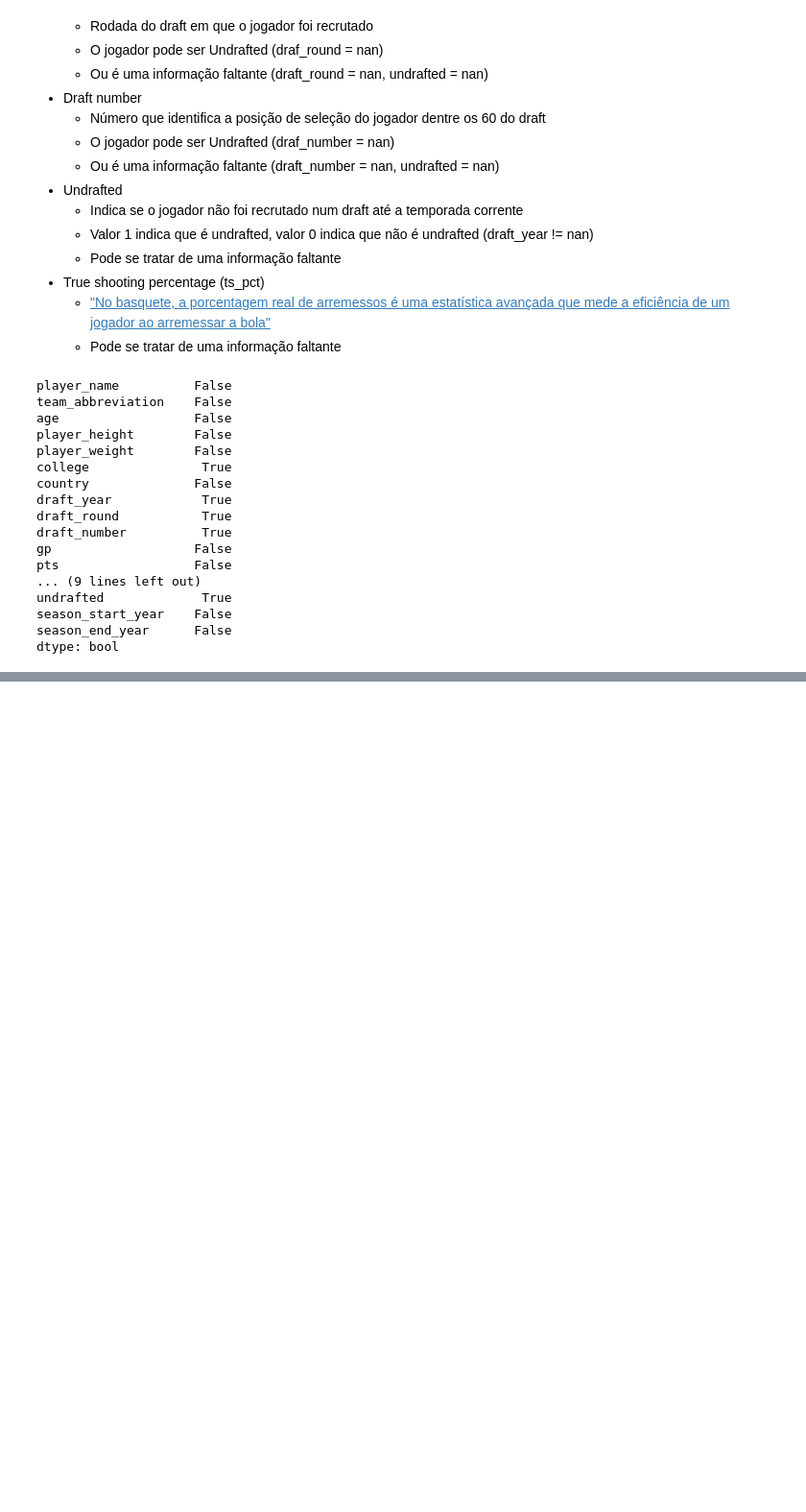
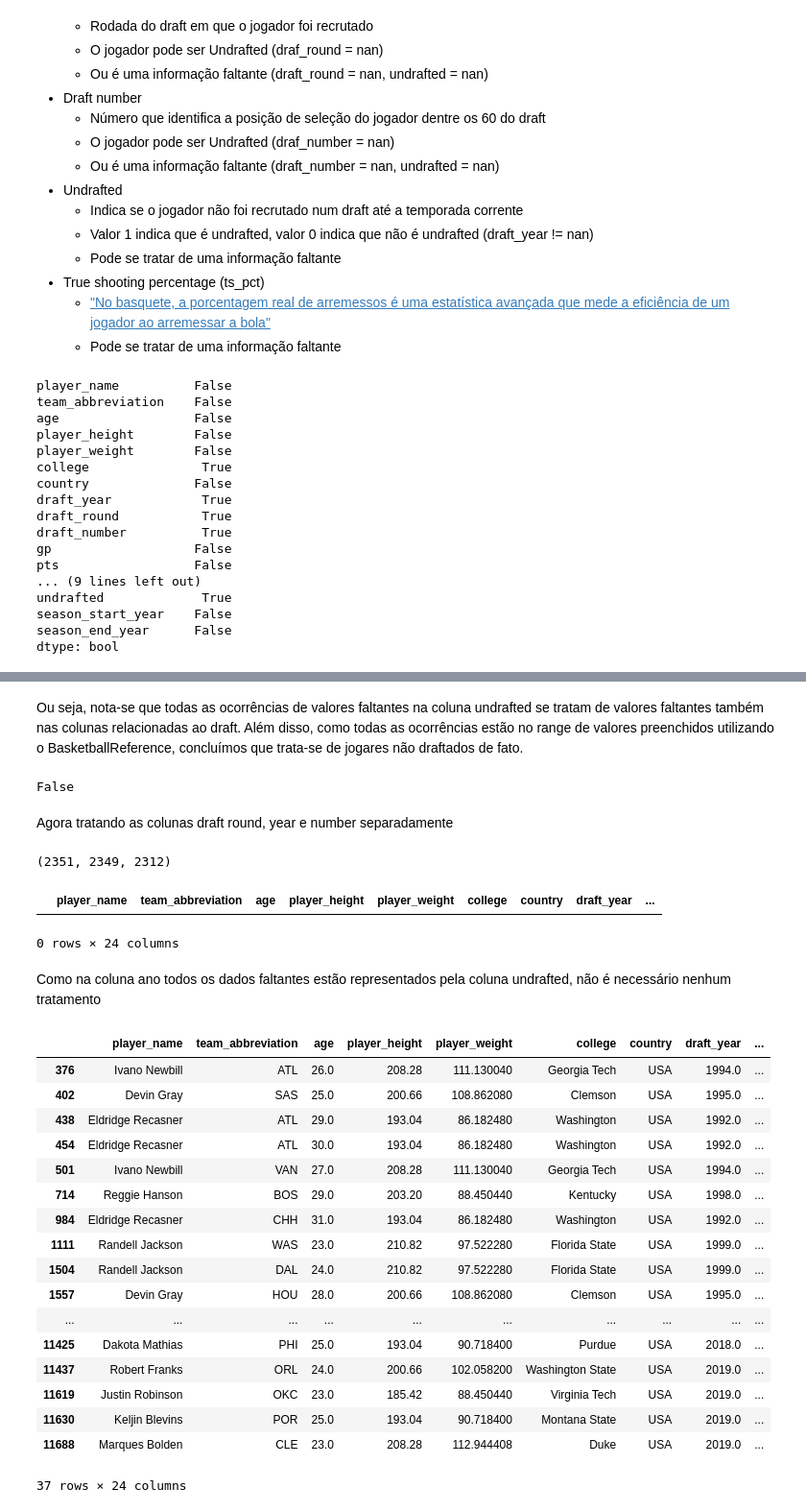
Before and after one commit to tta13/NBA-data-analysis, a Jupyter notebook: code.ipynb, the cells around one changed output, grey strips where cells are left out. Shown at 96% size. Saved outputs shown, nothing was run; the diff lists cells and outputs as text; code cells hidden in the pictures; blank space fills up the shorter version.

Commit message:
Add treatment for missing undrafted entries

```diff
--- a/code.ipynb
+++ b/code.ipynb
@@ -872,0 +848,42 @@ df.head()
+# %% [markdown]
+Ou seja, nota-se que todas as ocorrências de valores faltantes na coluna undrafted se tratam de valores faltantes também nas colunas relacionadas ao draft. Além disso, como todas as ocorrências estão no range de valores preenchidos utilizando o BasketballReference, concluímos que trata-se de jogares não draftados de fato.
+# %%
+df.loc[df['undrafted'].isnull(), ['undrafted']] = 1
+# %%
+df['undrafted'].isnull().any()
+# %% [output]
+False
+# %% [markdown]
+Agora tratando as colunas draft round, year e number separadamente
+# %%
+df['draft_number'].isnull().sum(), df['draft_round'].isnull().sum(), df['draft_year'].isnull().sum()
+# %% [output]
+(2351, 2349, 2312)
+# %%
+df[df['draft_year'].isnull() & (df['undrafted'] == 0.0)]
+# %% [output]
+|  | player_name | team_abbreviation | age | player_height | player_weight | college | country | draft_year | ... |
+0 rows × 24 columns
+# %% [markdown]
+Como na coluna ano todos os dados faltantes estão representados pela coluna undrafted, não é necessário nenhum tratamento
+# %%
+df[df['draft_round'].isnull() & (df['undrafted'] == 0.0)]
+# %% [output]
+|  | player_name | team_abbreviation | age | player_height | player_weight | college | country | draft_year | ... |
+| 376 | Ivano Newbill | ATL | 26.0 | 208.28 | 111.130040 | Georgia Tech | USA | 1994.0 | ... |
+| 402 | Devin Gray | SAS | 25.0 | 200.66 | 108.862080 | Clemson | USA | 1995.0 | ... |
+| 438 | Eldridge Recasner | ATL | 29.0 | 193.04 | 86.182480 | Washington | USA | 1992.0 | ... |
+| 454 | Eldridge Recasner | ATL | 30.0 | 193.04 | 86.182480 | Washington | USA | 1992.0 | ... |
+| 501 | Ivano Newbill | VAN | 27.0 | 208.28 | 111.130040 | Georgia Tech | USA | 1994.0 | ... |
+| 714 | Reggie Hanson | BOS | 29.0 | 203.20 | 88.450440 | Kentucky | USA | 1998.0 | ... |
+| 984 | Eldridge Recasner | CHH | 31.0 | 193.04 | 86.182480 | Washington | USA | 1992.0 | ... |
+| 1111 | Randell Jackson | WAS | 23.0 | 210.82 | 97.522280 | Florida State | USA | 1999.0 | ... |
+| 1504 | Randell Jackson | DAL | 24.0 | 210.82 | 97.522280 | Florida State | USA | 1999.0 | ... |
+| 1557 | Devin Gray | HOU | 28.0 | 200.66 | 108.862080 | Clemson | USA | 1995.0 | ... |
+| ... | ... | ... | ... | ... | ... | ... | ... | ... | ... |
+| 11425 | Dakota Mathias | PHI | 25.0 | 193.04 | 90.718400 | Purdue | USA | 2018.0 | ... |
+| 11437 | Robert Franks | ORL | 24.0 | 200.66 | 102.058200 | Washington State | USA | 2019.0 | ... |
+| 11619 | Justin Robinson | OKC | 23.0 | 185.42 | 88.450440 | Virginia Tech | USA | 2019.0 | ... |
+| 11630 | Keljin Blevins | POR | 25.0 | 193.04 | 90.718400 | Montana State | USA | 2019.0 | ... |
+| 11688 | Marques Bolden | CLE | 23.0 | 208.28 | 112.944408 | Duke | USA | 2019.0 | ... |
+37 rows × 24 columns
```
Also changed, not shown: parts of 17 cells of this notebook.
